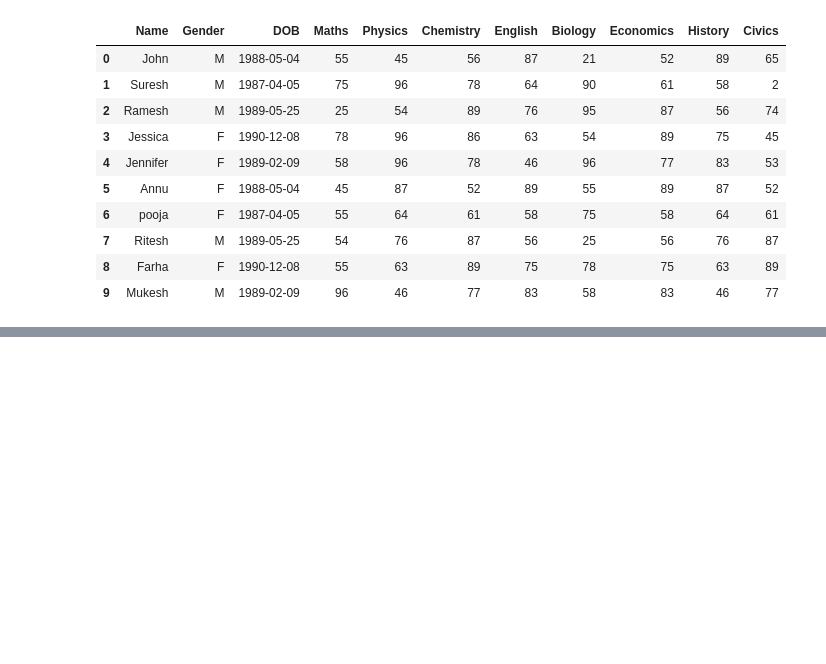
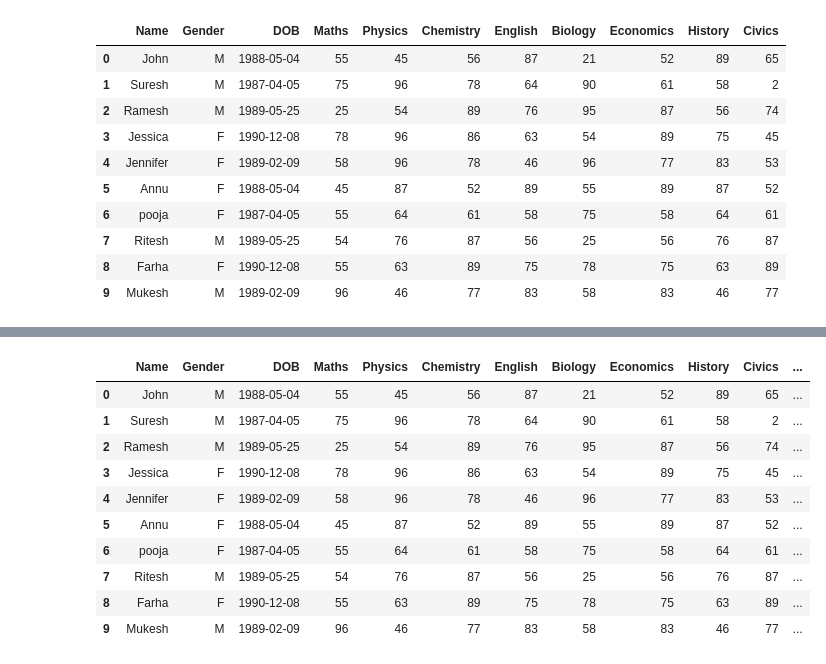
Before and after one commit to HemantPatar/Project-DYnamics-M20, a Jupyter notebook: Project 1 ( EDA with MySQL)folderwith (TXT file with SQLcodes & ipynb file with EDA)/Project 1 ( EDA with MySQL) .ipynb, the cells around one changed output, grey strips where cells are left out. Cells and saved outputs as stored; diff of their text form; code cells hidden in the pictures; blank space fills up the shorter version.

```diff
--- a/Project 1 ( EDA with MySQL)folderwith (TXT file with SQLcodes & ipynb file with EDA)/Project 1 ( EDA with MySQL) .ipynb
+++ b/Project 1 ( EDA with MySQL)folderwith (TXT file with SQLcodes & ipynb file with EDA)/Project 1 ( EDA with MySQL) .ipynb
@@ -246,0 +265,19 @@ con.close;
+# %%
+total_marks=pd.Series()
+total_marks=0
+for i in subjects:
+    total_marks=total_marks+df[i]
+df["total_marks"]=total_marks
+df
+# %% [output]
+|  | Name | Gender | DOB | Maths | Physics | Chemistry | English | Biology | Economics | History | Civics | ... |
+| 0 | John | M | 1988-05-04 | 55 | 45 | 56 | 87 | 21 | 52 | 89 | 65 | ... |
+| 1 | Suresh | M | 1987-04-05 | 75 | 96 | 78 | 64 | 90 | 61 | 58 | 2 | ... |
+| 2 | Ramesh | M | 1989-05-25 | 25 | 54 | 89 | 76 | 95 | 87 | 56 | 74 | ... |
+| 3 | Jessica | F | 1990-12-08 | 78 | 96 | 86 | 63 | 54 | 89 | 75 | 45 | ... |
+| 4 | Jennifer | F | 1989-02-09 | 58 | 96 | 78 | 46 | 96 | 77 | 83 | 53 | ... |
+| 5 | Annu | F | 1988-05-04 | 45 | 87 | 52 | 89 | 55 | 89 | 87 | 52 | ... |
+| 6 | pooja | F | 1987-04-05 | 55 | 64 | 61 | 58 | 75 | 58 | 64 | 61 | ... |
+| 7 | Ritesh | M | 1989-05-25 | 54 | 76 | 87 | 56 | 25 | 56 | 76 | 87 | ... |
+| 8 | Farha | F | 1990-12-08 | 55 | 63 | 89 | 75 | 78 | 75 | 63 | 89 | ... |
+| 9 | Mukesh | M | 1989-02-09 | 96 | 46 | 77 | 83 | 58 | 83 | 46 | 77 | ... |
```
Also changed, not shown: parts of 8 cells of this notebook.
